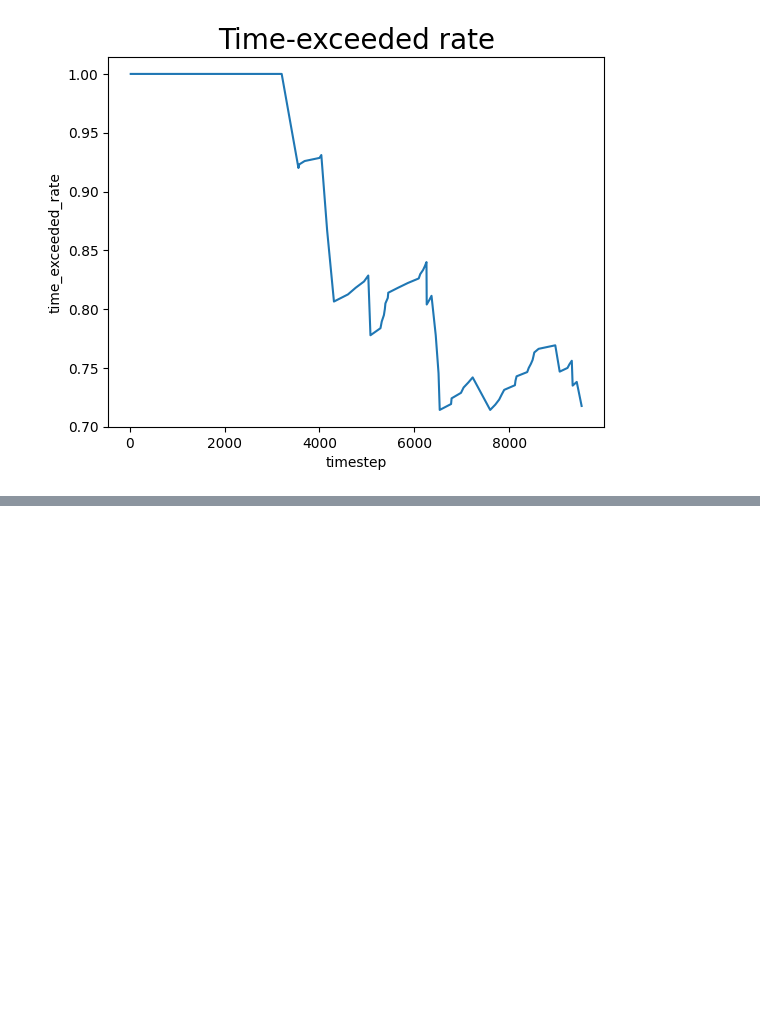
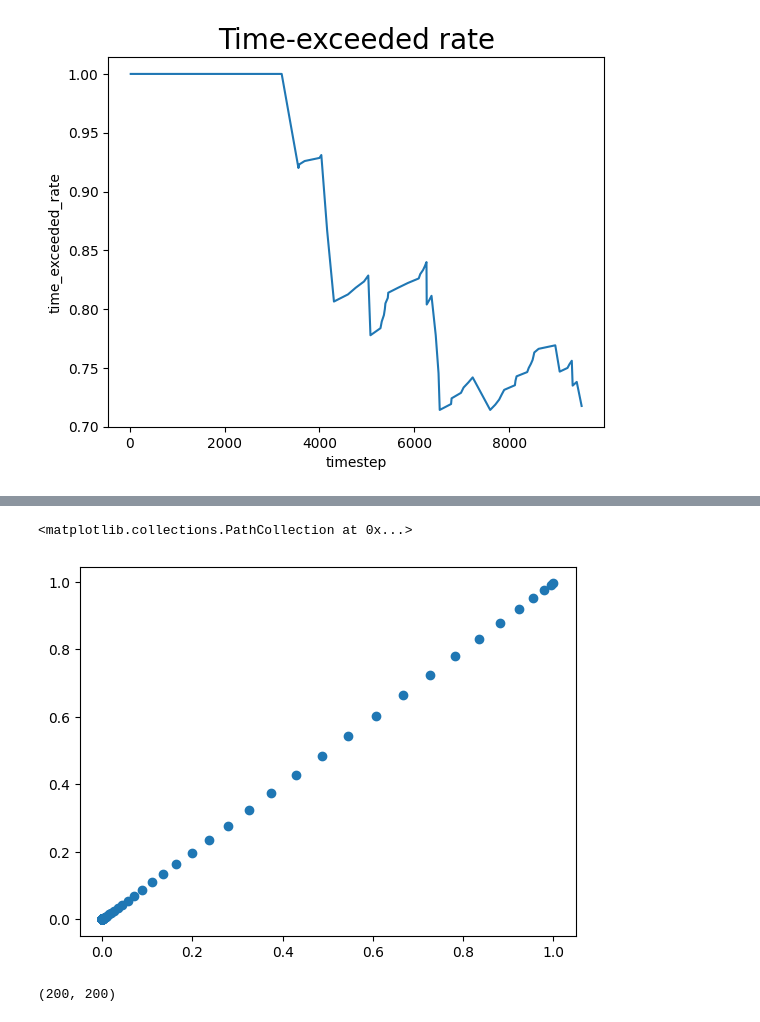
Before and after one commit to rayvburn/drl_local_planner_ros_stable_baselines, a Jupyter notebook: data/evaluation_data/test.ipynb, the cells around one changed output, grey strips where cells are left out. Drawn from its saved outputs; the diff is of its cells as text; code cells hidden in the pictures; blank space fills up the shorter version.

```diff
--- a/data/evaluation_data/test.ipynb
+++ b/data/evaluation_data/test.ipynb
@@ -92,0 +169,2 @@ plt.close();
+# %%
+s = makeGaussian2()
@@ -92,0 +177,9 @@ plt.close();
+# %%
+plt.scatter(s[0], s[1])
+# %% [output]
+<matplotlib.collections.PathCollection at 0x...>
+[figure, added]
+# %%
+m.shape
+# %% [output]
+(200, 200)
```
Also changed, not shown: parts of 29 cells of this notebook.
